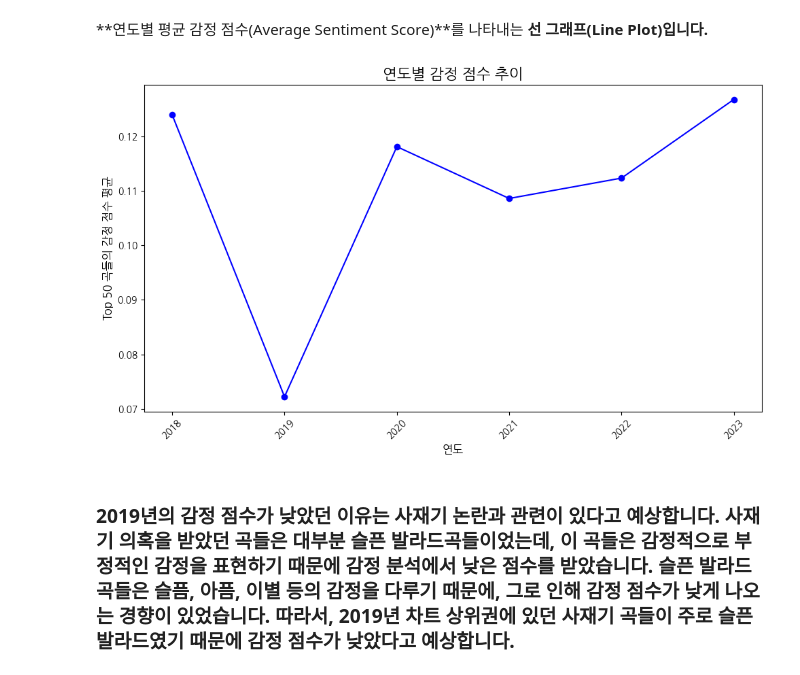
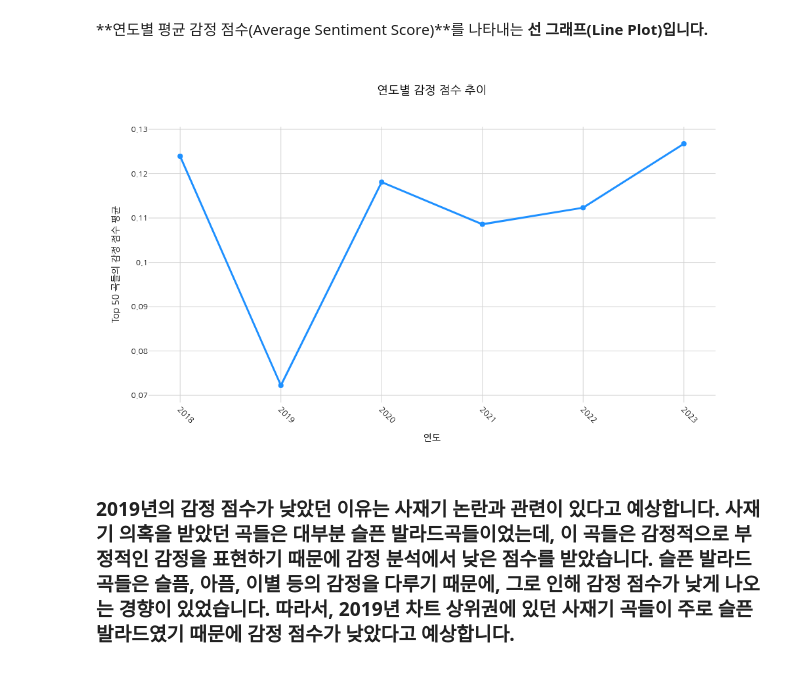
Before and after one commit to joonone2/music-analysis, a Jupyter notebook: melon.ipynb, the cells around one changed output. Saved outputs shown, nothing was run; the diff lists cells and outputs as text; code cells hidden in the pictures.

```diff
--- a/melon.ipynb
+++ b/melon.ipynb
@@ -260,32 +260,42 @@ avg_sentiment_df.to_csv('avg_sentiment_by_year.csv', index=False)
 ## **시각화**
 # %% [markdown]
 **연도별 평균 감정 점수(Average Sentiment Score)**를 나타내는 **선 그래프(Line Plot)입니다.**
-# %%
-import matplotlib.pyplot as plt
-import matplotlib.font_manager as fm
-
-# 한글 폰트 경로
-font_path = '/usr/share/fonts/truetype/nanum/NanumGothic.ttf'
-font_prop = fm.FontProperties(fname=font_path)
-
-# Matplotlib에서 사용할 폰트 설정
-plt.rcParams['font.family'] = font_prop.get_name()
-
-
-# 시각화 (Line Plot)
-plt.figure(figsize=(10, 6))
-plt.plot(avg_sentiment_df['Year'], avg_sentiment_df['Average Sentiment'], marker='o', color='b')
-
-# 그래프 제목과 레이블 설정
-plt.title('연도별 감정 점수 추이', fontsize=16)
-plt.xlabel('연도', fontsize=12)
-plt.ylabel('Top 50 곡들의 감정 점수 평균', fontsize=12)
-
-# 그래프 출력
-plt.xticks(rotation=45)
-plt.tight_layout()
-plt.show()
-# %% [output]
-[figure, removed]
+# %%
+import plotly.graph_objects as go
+
+# 시각화 (Line Plot)
+fig = go.Figure()
+
+# Line Plot 추가
+fig.add_trace(go.Scatter(
+    x=avg_sentiment_df['Year'],
+    y=avg_sentiment_df['Average Sentiment'],
+    mode='lines+markers',
+    line=dict(color='dodgerblue', width=3),
+    marker=dict(color='dodgerblue', size=8)
+))
+
+# 그래프 제목과 레이블 설정
+fig.update_layout(
+    title='연도별 감정 점수 추이',
+    xaxis_title='연도',
+    yaxis_title='Top 50 곡들의 감정 점수 평균',
+    title_font_size=18,
+    title_font=dict(family="NanumGothic", size=18, color="black"),
+    title_x=0.5,
+    xaxis_tickangle=45,
+    font=dict(family="NanumGothic", size=12, color="black"),
+    plot_bgcolor="white",
+    paper_bgcolor="white",
+    xaxis=dict(showgrid=True, gridwidth=1, gridcolor='lightgray'),
+    yaxis=dict(showgrid=True, gridwidth=1, gridcolor='lightgray'),
+    showlegend=False,  # 범례 제거
+    width=1024,
+    height=600
+)
+
+fig.show(renderer="png")
+# %% [output]
+[figure, added]
 # %% [markdown]
 ### 2019년의 감정 점수가 낮았던 이유는 **사재기 논란**과 관련이 있다고 예상합니다. 사재기 의혹을 받았던 곡들은 대부분 **슬픈 발라드**곡들이었는데, 이 곡들은 감정적으로 **부정적인 감정**을 표현하기 때문에 감정 분석에서 **낮은 점수**를 받았습니다. 슬픈 발라드곡들은 **슬픔, 아픔, 이별** 등의 감정을 다루기 때문에, 그로 인해 **감정 점수**가 낮게 나오는 경향이 있었습니다. 따라서, 2019년 차트 상위권에 있던 사재기 곡들이 주로 슬픈 발라드였기 때문에 감정 점수가 낮았다고 예상합니다.
```
Also changed, not shown: 1 other file.
